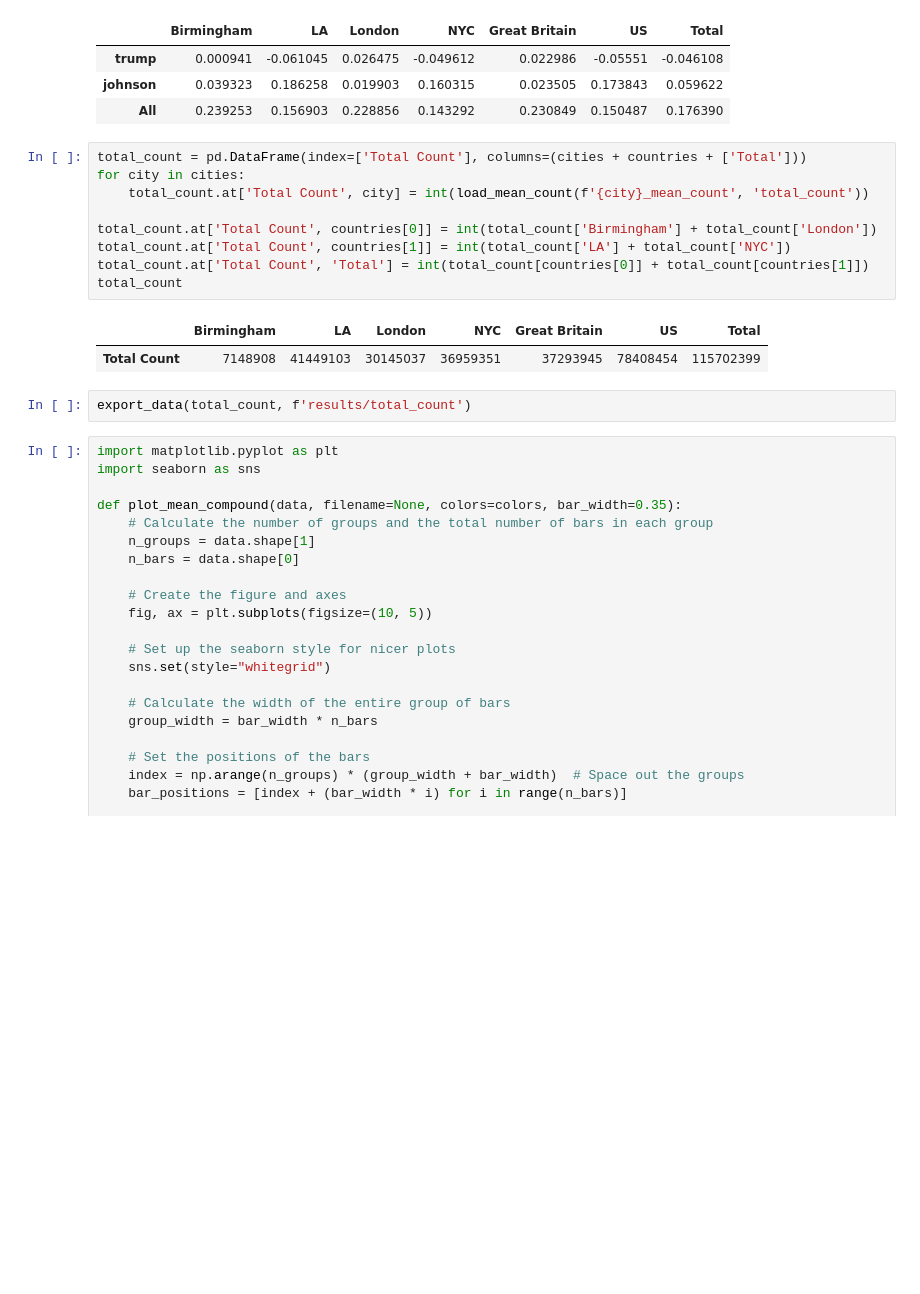
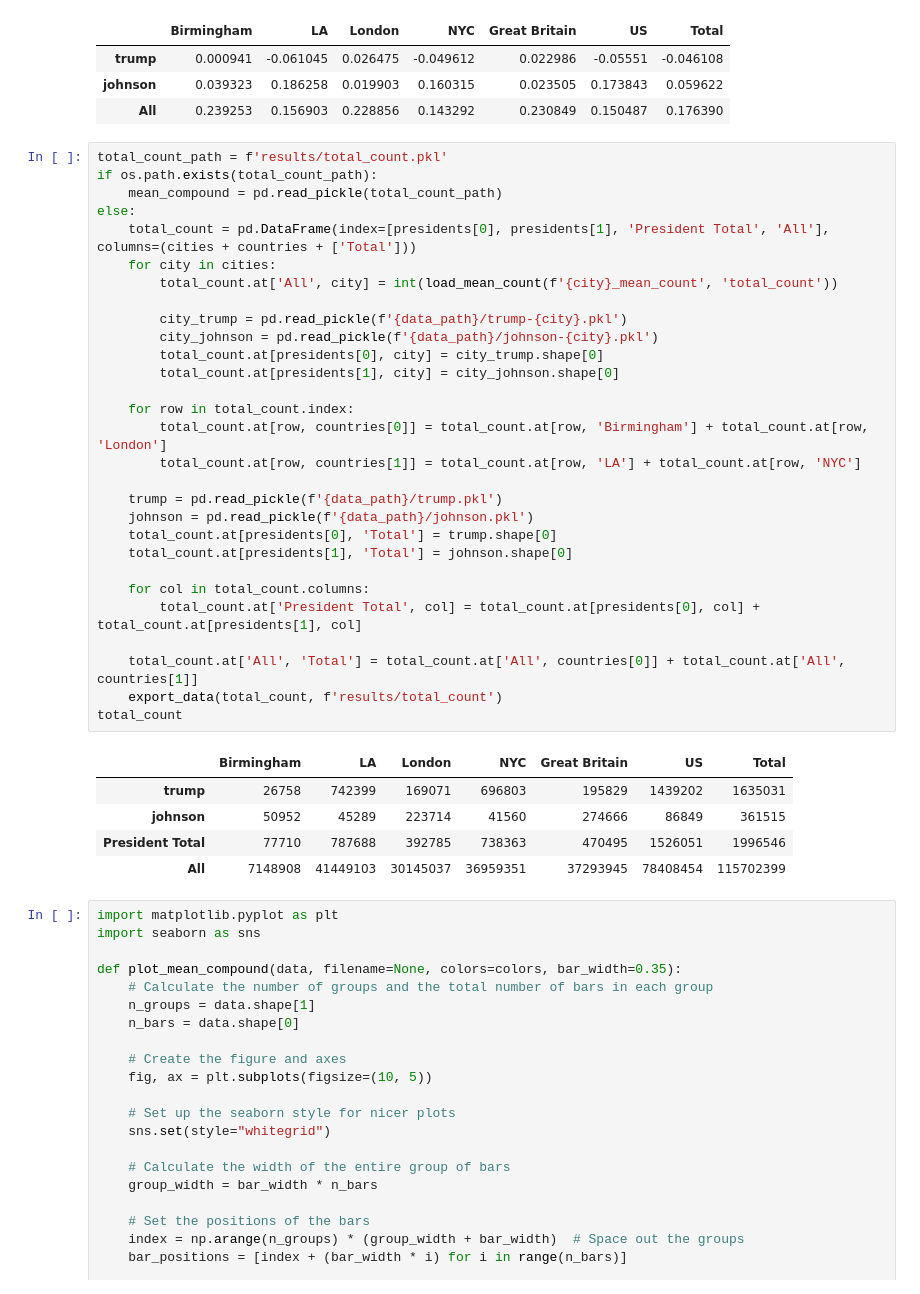
Before and after one commit to lgiesen/twitter-sentiment-analysis-politicians, a Jupyter notebook: data-overview.ipynb, the cells around one changed output. Saved outputs shown, nothing was run; the diff lists cells and outputs as text; blank space fills up the shorter version.

```diff
--- a/data-overview.ipynb
+++ b/data-overview.ipynb
@@ -16,20 +17,41 @@ mean_compound
 | trump | 0.000941 | -0.061045 | 0.026475 | -0.049612 | 0.022986 | -0.05551 | -0.046108 |
 | johnson | 0.039323 | 0.186258 | 0.019903 | 0.160315 | 0.023505 | 0.173843 | 0.059622 |
 | All | 0.239253 | 0.156903 | 0.228856 | 0.143292 | 0.230849 | 0.150487 | 0.176390 |
-# %%
-total_count = pd.DataFrame(index=['Total Count'], columns=(cities + countries + ['Total']))
-for city in cities:
-    total_count.at['Total Count', city] = int(load_mean_count(f'{city}_mean_count', 'total_count'))
-
-total_count.at['Total Count', countries[0]] = int(total_count['Birmingham'] + total_count['London'])
-total_count.at['Total Count', countries[1]] = int(total_count['LA'] + total_count['NYC'])
-total_count.at['Total Count', 'Total'] = int(total_count[countries[0]] + total_count[countries[1]])
-total_count
-# %% [output]
-|  | Birmingham | LA | London | NYC | Great Britain | US | Total |
-| Total Count | 7148908 | 41449103 | 30145037 | 36959351 | 37293945 | 78408454 | 115702399 |
-# %%
-export_data(total_count, f'results/total_count')
+# %%
+total_count_path = f'results/total_count.pkl'
+if os.path.exists(total_count_path):
+    mean_compound = pd.read_pickle(total_count_path)
+else:
+    total_count = pd.DataFrame(index=[presidents[0], presidents[1], 'President Total', 'All'], columns=(cities + countries + ['Total']))
+    for city in cities:
+        total_count.at['All', city] = int(load_mean_count(f'{city}_mean_count', 'total_count'))
+
+        city_trump = pd.read_pickle(f'{data_path}/trump-{city}.pkl')
+        city_johnson = pd.read_pickle(f'{data_path}/johnson-{city}.pkl')
+        total_count.at[presidents[0], city] = city_trump.shape[0]
+        total_count.at[presidents[1], city] = city_johnson.shape[0]
+
+    for row in total_count.index:
+        total_count.at[row, countries[0]] = total_count.at[row, 'Birmingham'] + total_count.at[row, 'London']
+        total_count.at[row, countries[1]] = total_count.at[row, 'LA'] + total_count.at[row, 'NYC']
+
+    trump = pd.read_pickle(f'{data_path}/trump.pkl')
+    johnson = pd.read_pickle(f'{data_path}/johnson.pkl')
+    total_count.at[presidents[0], 'Total'] = trump.shape[0]
+    total_count.at[presidents[1], 'Total'] = johnson.shape[0]
+
+    for col in total_count.columns:
+        total_count.at['President Total', col] = total_count.at[presidents[0], col] + total_count.at[presidents[1], col]
+
+    total_count.at['All', 'Total'] = total_count.at['All', countries[0]] + total_count.at['All', countries[1]]
+    export_data(total_count, f'results/total_count')
+total_count
+# %% [output]
+|  | Birmingham | LA | London | NYC | Great Britain | US | Total |
+| trump | 26758 | 742399 | 169071 | 696803 | 195829 | 1439202 | 1635031 |
+| johnson | 50952 | 45289 | 223714 | 41560 | 274666 | 86849 | 361515 |
+| President Total | 77710 | 787688 | 392785 | 738363 | 470495 | 1526051 | 1996546 |
+| All | 7148908 | 41449103 | 30145037 | 36959351 | 37293945 | 78408454 | 115702399 |
 # %%
 import matplotlib.pyplot as plt
 import seaborn as sns
```
Also changed, not shown: parts of 6 cells of this notebook, 7 other files.
